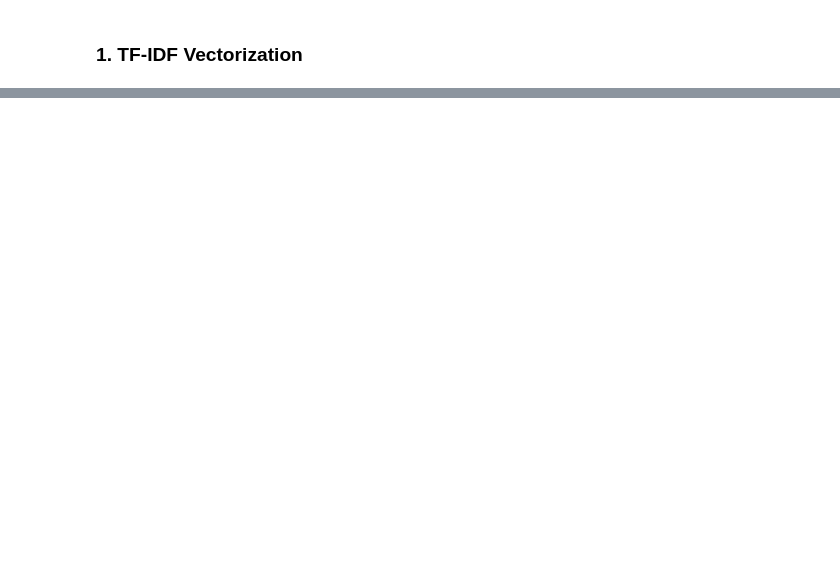
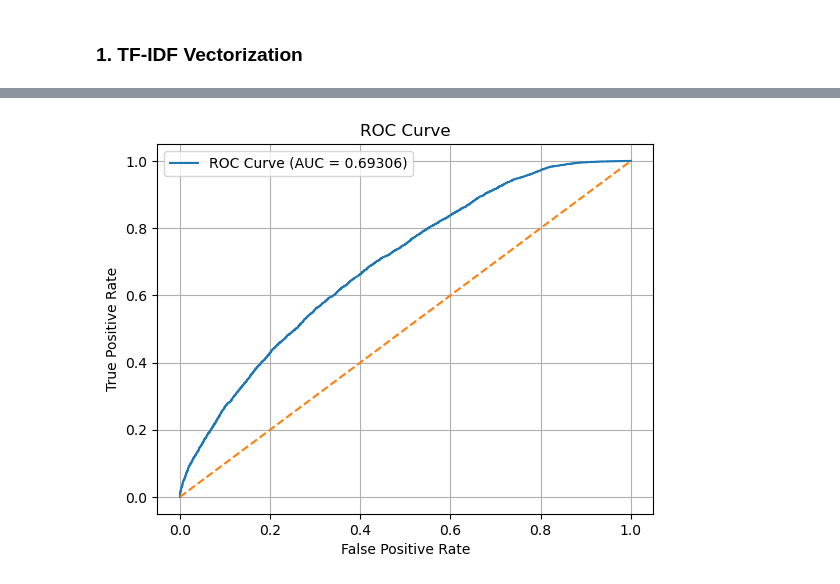
Before and after one commit to junyang99/IS424, a Jupyter notebook: Content-Based Classification (FEVER)/MultinomialNB.ipynb, the cells around one changed output, grey strips where cells are left out. Drawn from its saved outputs; the diff is of its cells as text; code cells hidden in the pictures; blank space fills up the shorter version.

```diff
--- a/Content-Based Classification (FEVER)/MultinomialNB.ipynb
+++ b/Content-Based Classification (FEVER)/MultinomialNB.ipynb
@@ -103,0 +83,17 @@ weighted avg       0.81      0.78      0.73     32943
+# %%
+label_map = {'REFUTES': 0, 'SUPPORTS': 1}
+y_test_bin = y_test.map(label_map)
+fpr, tpr, _ = roc_curve(y_test_bin, y_proba)
+roc_auc = round(roc_auc_score(y_test_bin, y_proba), 5)
+
+plt.figure()
+plt.plot(fpr, tpr, label=f"ROC Curve (AUC = {roc_auc})")
+plt.plot([0, 1], [0, 1], linestyle="--")
+plt.xlabel("False Positive Rate")
+plt.ylabel("True Positive Rate")
+plt.title("ROC Curve")
+plt.legend()
+plt.grid(True)
+plt.show()
+# %% [output]
+[figure, added]
```
Also changed, not shown: parts of 17 cells of this notebook, 3 other files.
